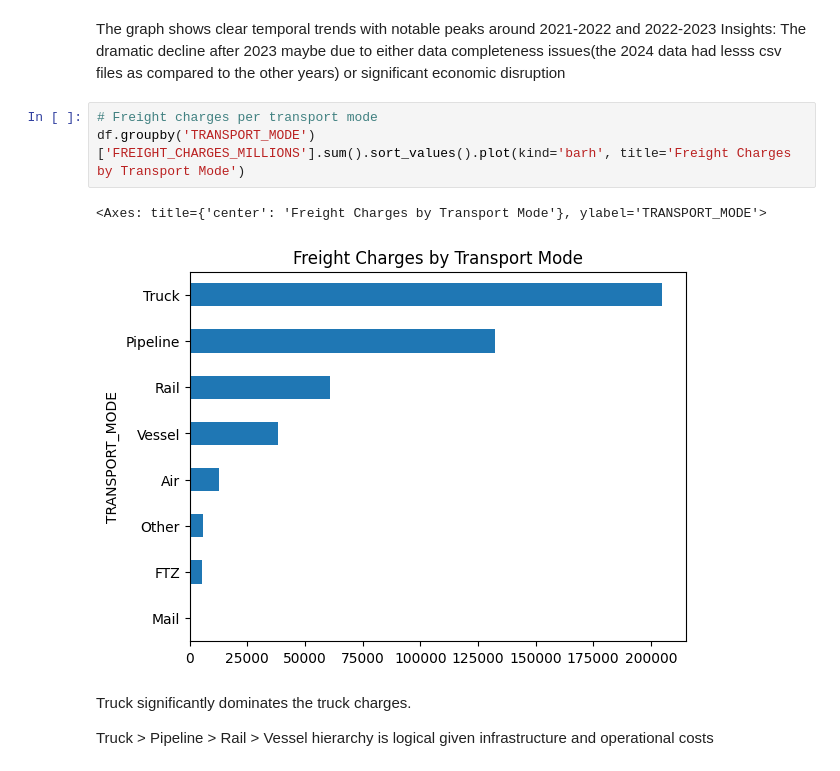
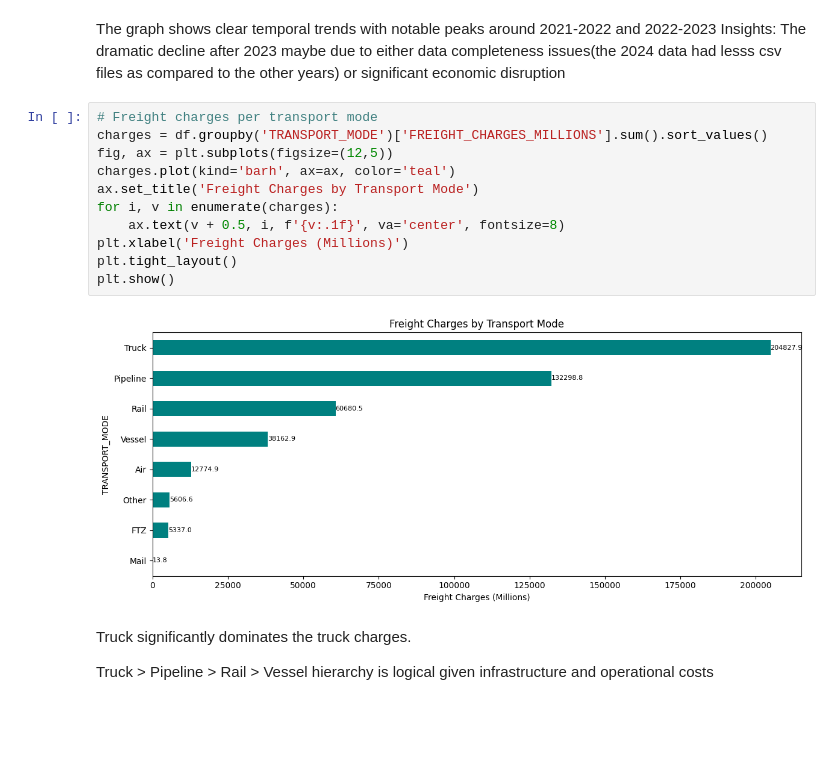
Before and after one commit to PaulaBesst/transborder-freight-analysis, a Jupyter notebook: notebook/freight_analysis.ipynb, the cells around one changed output. Drawn from its saved outputs; the diff is of its cells as text; blank space fills up the shorter version.

```diff
--- a/notebook/freight_analysis.ipynb
+++ b/notebook/freight_analysis.ipynb
@@ -357,10 +367,17 @@ The graph shows clear temporal trends with notable peaks around 2021-2022 and 20
 Insights: The dramatic decline after 2023 maybe due to either data completeness issues(the 2024 data had lesss csv files as compared to the other years) or significant economic disruption
 # %%
 # Freight charges per transport mode
-df.groupby('TRANSPORT_MODE')['FREIGHT_CHARGES_MILLIONS'].sum().sort_values().plot(kind='barh', title='Freight Charges by Transport Mode')
+charges = df.groupby('TRANSPORT_MODE')['FREIGHT_CHARGES_MILLIONS'].sum().sort_values()
+fig, ax = plt.subplots(figsize=(12,5))
+charges.plot(kind='barh', ax=ax, color='teal')
+ax.set_title('Freight Charges by Transport Mode')
+for i, v in enumerate(charges):
+    ax.text(v + 0.5, i, f'{v:.1f}', va='center', fontsize=8)
+plt.xlabel('Freight Charges (Millions)')
+plt.tight_layout()
+plt.show()
 # %% [output]
-<Axes: title={'center': 'Freight Charges by Transport Mode'}, ylabel='TRANSPORT_MODE'>
-[figure, old version]
+[figure, new version]
 # %% [markdown]
 Truck significantly dominates the truck charges.
 
```
Also changed, not shown: parts of 14 cells of this notebook, 2 other files.
